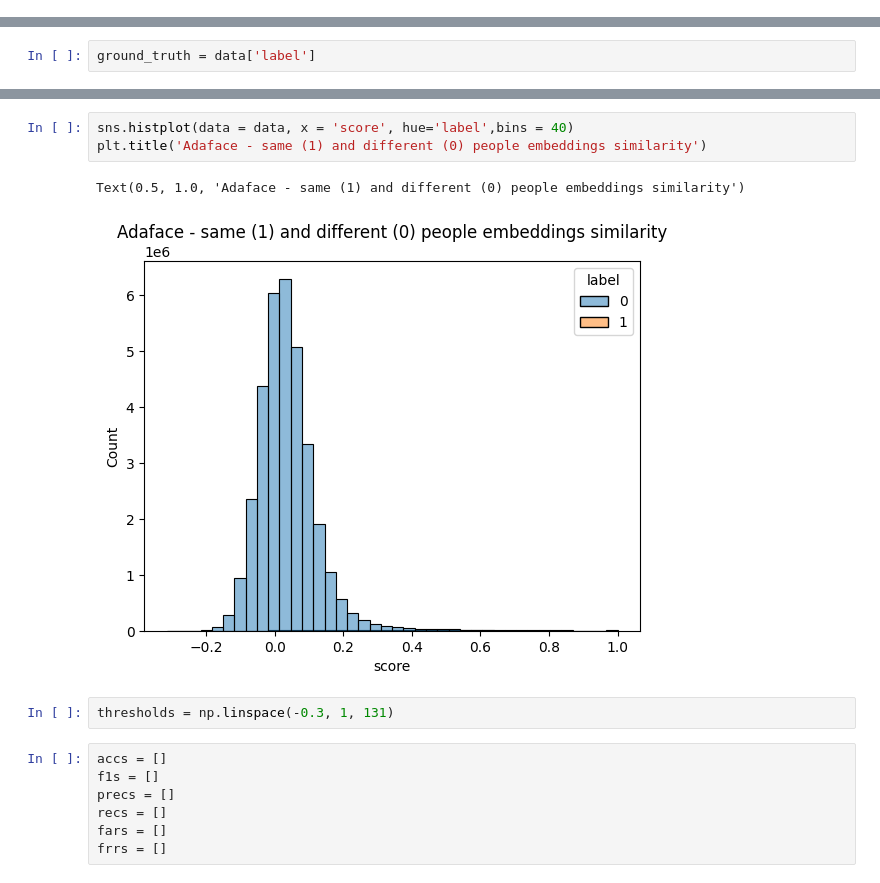
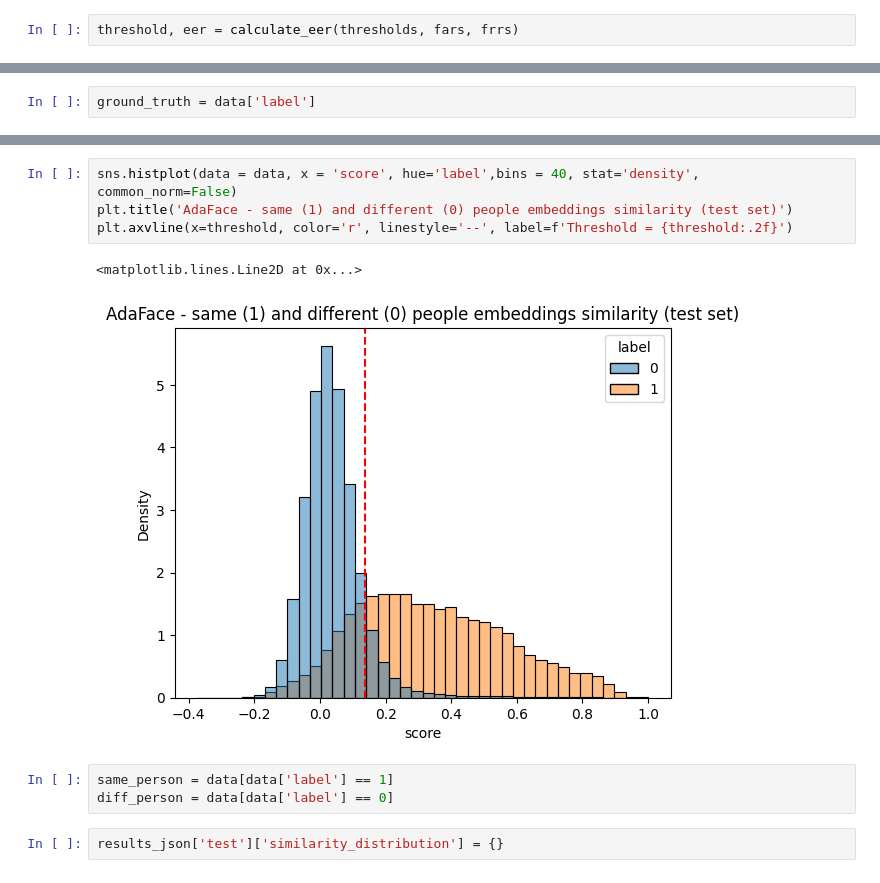
Before and after one commit to xizula/FIQA, a Jupyter notebook: notebooks/base_model/adaface.ipynb, the cells around one changed output, grey strips where cells are left out. Drawn from its saved outputs; the diff is of its cells as text.

```diff
--- a/notebooks/base_model/adaface.ipynb
+++ b/notebooks/base_model/adaface.ipynb
@@ -87,0 +82,2 @@ Precision is ill-defined and being set to 0.0 due to no predicted samples. Use `
+# %%
+threshold, eer = calculate_eer(thresholds, fars, frrs)
@@ -185,15 +239,12 @@ FRR: 0.408
 # %%
-sns.histplot(data = data, x = 'score', hue='label',bins = 40)
-plt.title('Adaface - same (1) and different (0) people embeddings similarity')
+sns.histplot(data = data, x = 'score', hue='label',bins = 40, stat='density', common_norm=False)
+plt.title('AdaFace - same (1) and different (0) people embeddings similarity (test set)')
+plt.axvline(x=threshold, color='r', linestyle='--', label=f'Threshold = {threshold:.2f}')
 # %% [output]
-Text(0.5, 1.0, 'Adaface - same (1) and different (0) people embeddings similarity')
+<matplotlib.lines.Line2D at 0x...>
-[figure, old version]
+[figure, new version]
-# %%
-thresholds = np.linspace(-0.3, 1, 131)
-# %%
-accs = []
-f1s = []
-precs = []
-recs = []
-fars = []
-frrs = []
+# %%
+same_person = data[data['label'] == 1]
+diff_person = data[data['label'] == 0]
+# %%
+results_json['test']['similarity_distribution'] = {}
```
Also changed, not shown: parts of 29 cells of this notebook, 25 other files.
